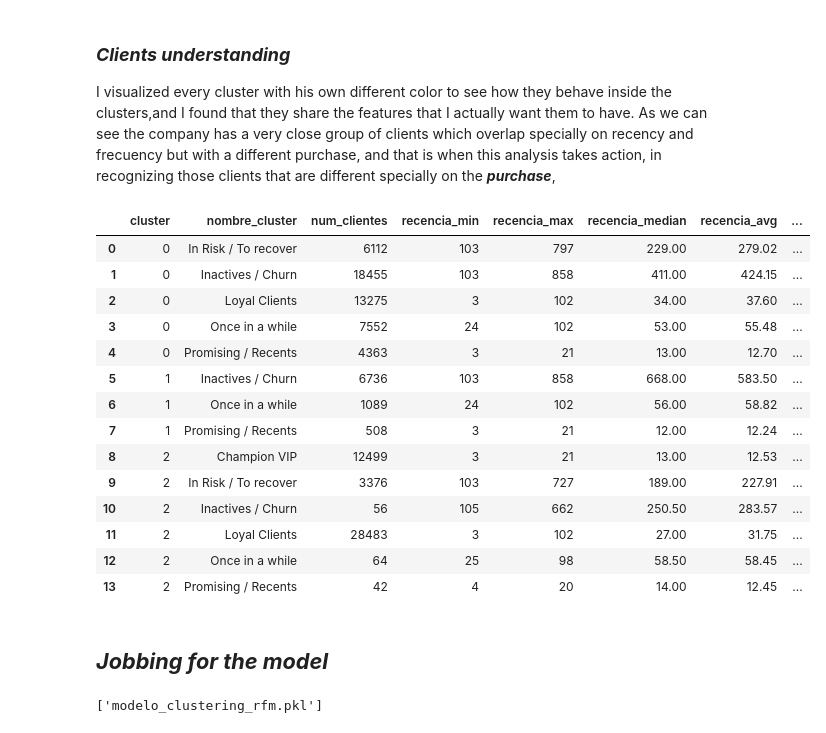
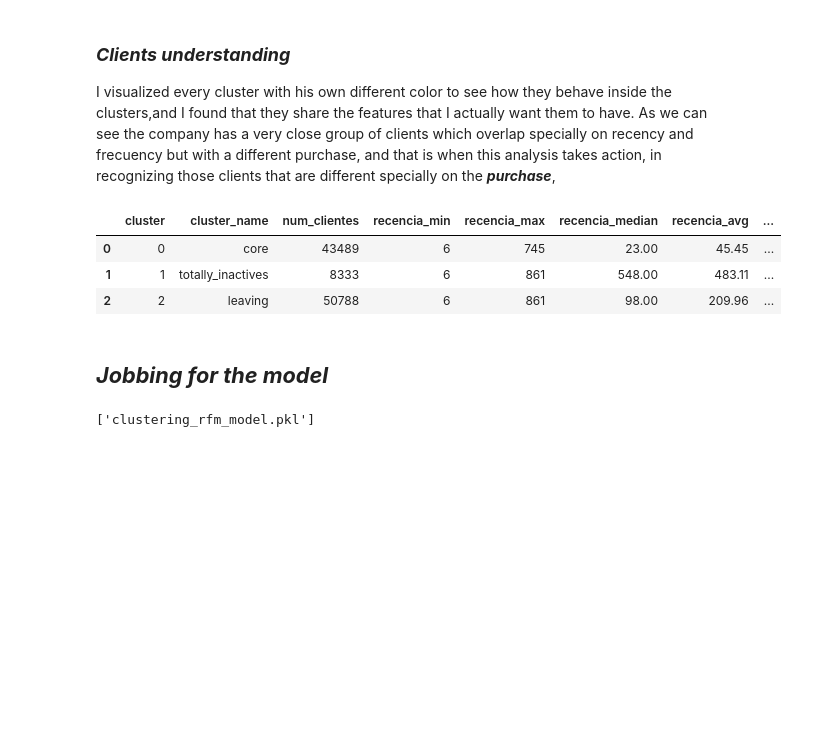
Before and after one commit to TheKey06/Market_Basket_Analysis, a Jupyter notebook: data/Training.ipynb, the cells around one changed output. Cells and saved outputs as stored; diff of their text form; code cells hidden in the pictures; blank space fills up the shorter version.

```diff
--- a/data/Training.ipynb
+++ b/data/Training.ipynb
@@ -311,0 +340,33 @@ plt.yscale('log')
+# %%
+# 2. Conditional script: GLOBAL naming at cluster level with medians (only positive_clients)
+# core -> stable pattern (low recency, high frequency and amount)
+# leaving -> decaying pattern (intermediate)
+# totally_inactives -> dropped long ago (high recency, minimal frequency)
+median_profile = positive_clients.groupby("cluster")[
+    ["recencia", "frecuencia", "montoventapesos", "margen"]
+].median()
+
+# totally_inactives = highest recency median
+cluster_inactive = median_profile["recencia"].idxmax()
+remaining = median_profile.drop(index=cluster_inactive)
+
+# core = highest frequency median (tie-break by median amount), leaving = the remaining one
+remaining_sorted = remaining.sort_values(
+    ["frecuencia", "montoventapesos"], ascending=[False, False]
+)
+cluster_core = remaining_sorted.index[0]
+cluster_leaving = remaining_sorted.index[1]
+
+global_mapping = {
+    cluster_core: "core",
+    cluster_leaving: "leaving",
+    cluster_inactive: "totally_inactives",
+}
+
+# Create business label in cluster_name, keep numeric cluster intact
+positive_clients["cluster_name"] = positive_clients["cluster"].map(global_mapping)
+
+# Global verification by median (only positive_clients, no df_clientes here)
+positive_clients.groupby("cluster_name")[
+    ["recencia", "frecuencia", "montoventapesos", "margen"]
+].median()
@@ -312,5 +395,5 @@ plt.yscale('log')
 # %%
-def auto_nombrar_clusters(df_input):
+def naming_clusters(df_input):
     """We are using quantiles to categorize the clusters names here"""
 
     df = df_input.copy()
@@ -326,7 +409,7 @@ def auto_nombrar_clusters(df_input):
     p_monto_bajo = df["montoventapesos"].quantile(0.25)
 
     # Condition
-    def asignar_etiqueta(row):
+    def tagging_clusters(row):
         rec = row["recencia"]
         frec = row["frecuencia"]
         monto = row["montoventapesos"]
@@ -351,14 +434,13 @@ def auto_nombrar_clusters(df_input):
             return "Once in a while"
 
     # Applying the function
-    df["nombre_cluster"] = df.apply(asignar_etiqueta, axis=1)
+    df["sub_segment"] = df.apply(tagging_clusters, axis=1)
 
     return df
 
-def
 
 # Reasinging the dataframe
-clientes_positivos = auto_nombrar_clusters(clientes_positivos)
+positive_clients = naming_clusters(positive_clients)
 # %% [markdown]
 ### ***Merging with the client history***
 # %%
@@ -369,55 +451,45 @@ df_clientes = pd.merge(clientes_positivos[['cliente','cluster','nombre_cluster']
 I visualized every cluster with his own different color to see how they behave inside the clusters,and I found that they share the features that I actually want them to have.
 As we can see the company has a very close group of clients which overlap specially on recency and frecuency but with a different purchase, and that is when this analysis takes action, in recognizing those clients that are different specially on the ***purchase***,
 # %%
-resumen_clusters = clientes_positivos.groupby(['cluster','nombre_cluster']).agg(
+resumen_clusters = positive_clients.groupby(['cluster','cluster_name']).agg(
     num_clientes = ('cliente', 'count'),
     recencia_min = ('recencia', 'min'),
     recencia_max = ('recencia', 'max'),
     recencia_median = ('recencia', 'median'),
     recencia_avg = ('recencia', 'mean'),
     frecuencia_min = ('frecuencia', 'min'),
     frecuencia_max = ('frecuencia', 'max'),
     frecuencia_median = ('frecuencia', 'median'),
     frecuencia_avg = ('frecuencia', 'mean'),
     monto_min = ('montoventapesos', 'min'),
     monto_max = ('montoventapesos', 'max'),
     monto_median = ('montoventapesos', 'median'),
     monto_avg = ('montoventapesos', 'mean'),
     margen_min = ('margen', 'min'),
     margen_max = ('margen', 'max'),
     margen_median = ('margen', 'median'),
     margen_avg = ('margen', 'mean')
 ).reset_index()
 
 resumen_clusters
 # %% [output]
-|  | cluster | nombre_cluster | num_clientes | recencia_min | recencia_max | recencia_median | recencia_avg | ... |
-| 0 | 0 | In Risk / To recover | 6112 | 103 | 797 | 229.00 | 279.02 | ... |
-| 1 | 0 | Inactives / Churn | 18455 | 103 | 858 | 411.00 | 424.15 | ... |
-| 2 | 0 | Loyal Clients | 13275 | 3 | 102 | 34.00 | 37.60 | ... |
-| 3 | 0 | Once in a while | 7552 | 24 | 102 | 53.00 | 55.48 | ... |
-| 4 | 0 | Promising / Recents | 4363 | 3 | 21 | 13.00 | 12.70 | ... |
-| 5 | 1 | Inactives / Churn | 6736 | 103 | 858 | 668.00 | 583.50 | ... |
-| 6 | 1 | Once in a while | 1089 | 24 | 102 | 56.00 | 58.82 | ... |
-| 7 | 1 | Promising / Recents | 508 | 3 | 21 | 12.00 | 12.24 | ... |
-| 8 | 2 | Champion VIP | 12499 | 3 | 21 | 13.00 | 12.53 | ... |
-| 9 | 2 | In Risk / To recover | 3376 | 103 | 727 | 189.00 | 227.91 | ... |
-| 10 | 2 | Inactives / Churn | 56 | 105 | 662 | 250.50 | 283.57 | ... |
-| 11 | 2 | Loyal Clients | 28483 | 3 | 102 | 27.00 | 31.75 | ... |
-| 12 | 2 | Once in a while | 64 | 25 | 98 | 58.50 | 58.45 | ... |
-| 13 | 2 | Promising / Recents | 42 | 4 | 20 | 14.00 | 12.45 | ... |
+|  | cluster | cluster_name | num_clientes | recencia_min | recencia_max | recencia_median | recencia_avg | ... |
+| 0 | 0 | core | 43489 | 6 | 745 | 23.00 | 45.45 | ... |
+| 1 | 1 | totally_inactives | 8333 | 6 | 861 | 548.00 | 483.11 | ... |
+| 2 | 2 | leaving | 50788 | 6 | 861 | 98.00 | 209.96 | ... |
 # %% [markdown]
 ## ***Jobbing for the model***
 # %%
 import joblib
 
-artefactos_modelo = {
+artifacts = {
     'preprocessor': preprocesador,
-    'kmeans': k_means
+    'kmeans': K_means,
+    'pca':x_pca_training
 }
 
-joblib.dump(artefactos_modelo, 'modelo_clustering_rfm.pkl')
+joblib.dump(artifacts, 'clustering_rfm_model.pkl')
 # %% [output]
-['modelo_clustering_rfm.pkl']
+['clustering_rfm_model.pkl']
 # %%
 df_clientes.to_csv(f'{base_dir}/files/segmentos.csv')
```
Also changed, not shown: parts of 16 cells of this notebook, 3 other files.
